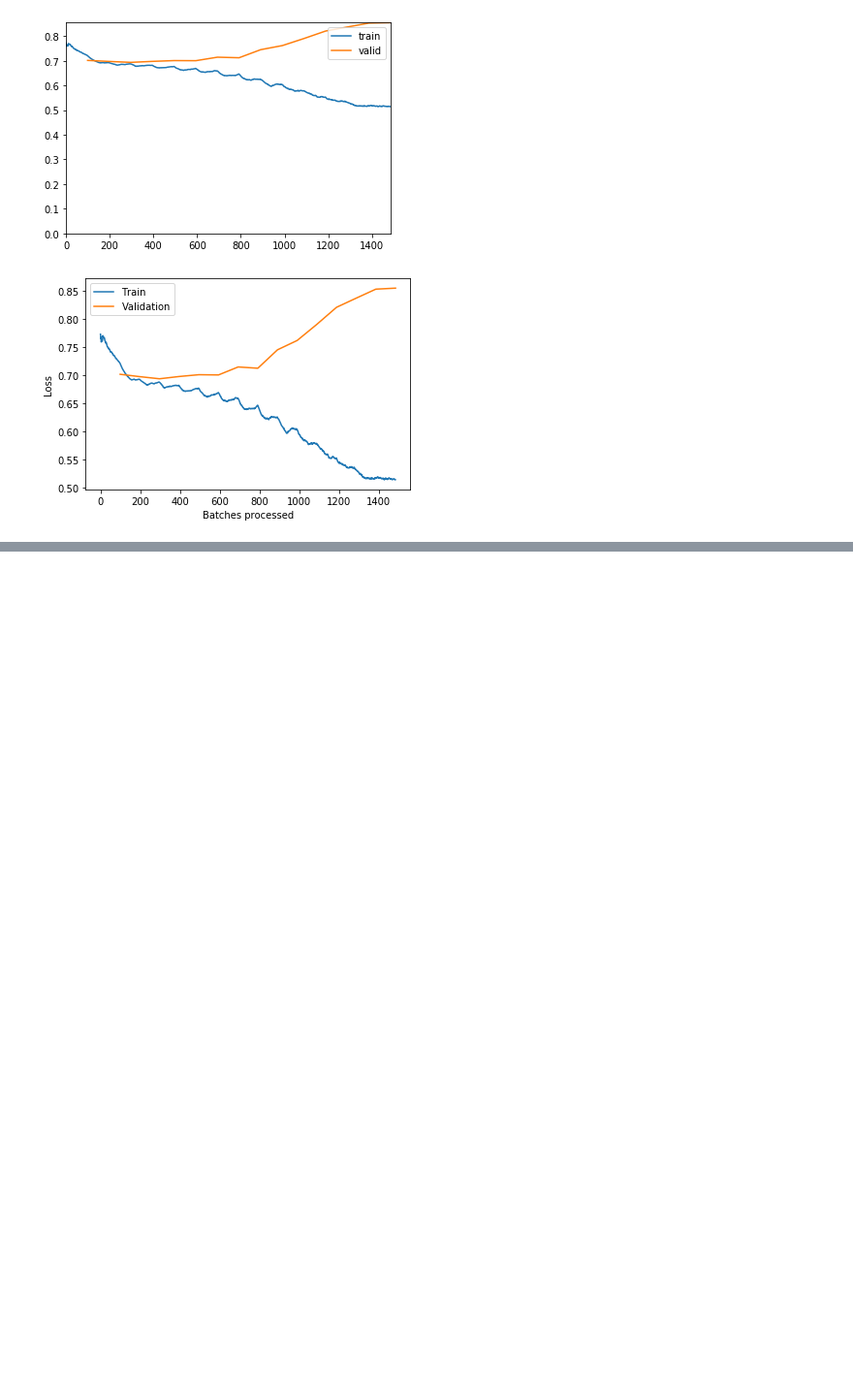
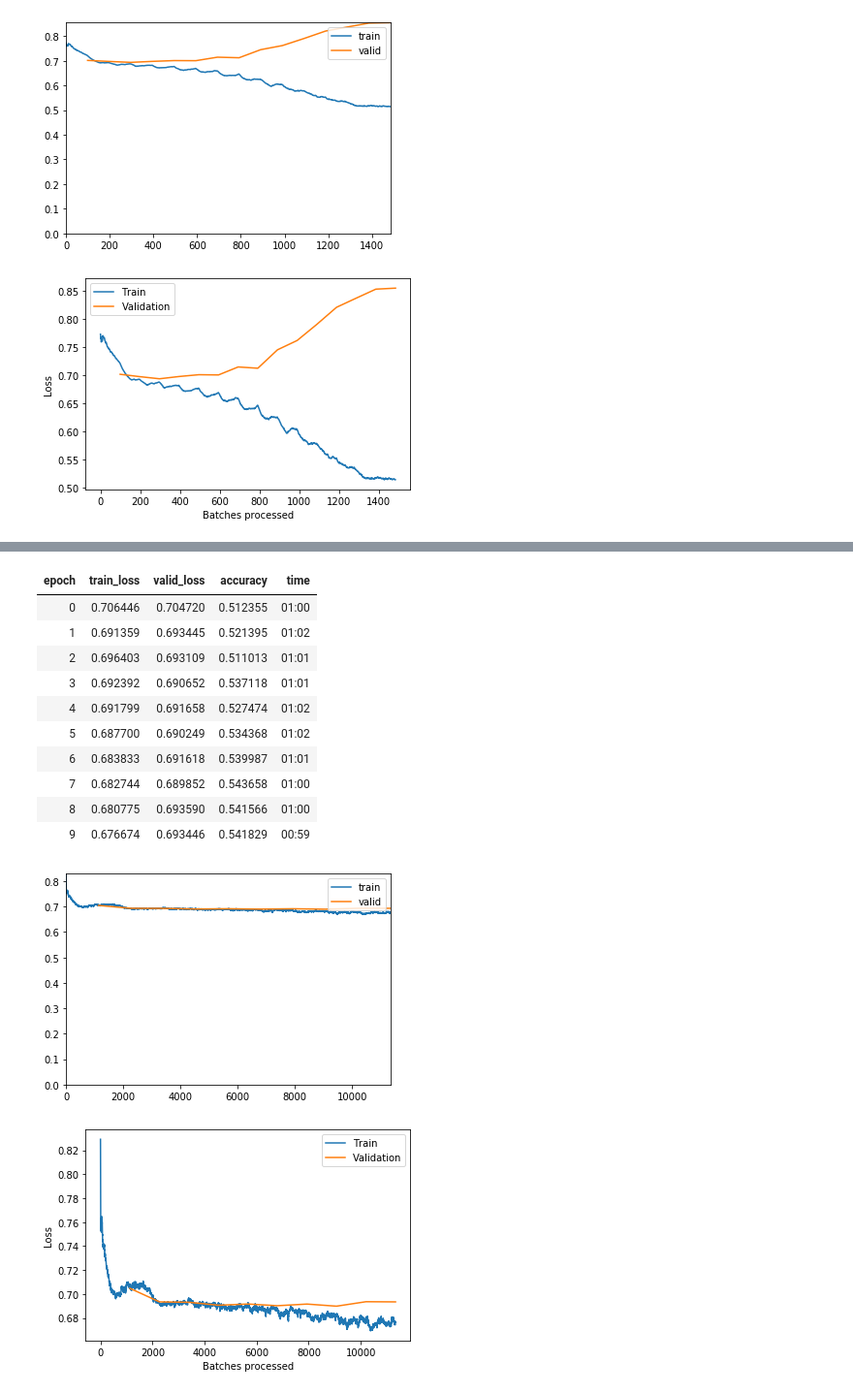
Before and after one commit to SeunginLyu/league_of_ml, a Jupyter notebook: To dodge or not to dodge.ipynb, the cells around one changed output, grey strips where cells are left out. Shown: that part at 97% size. Saved outputs shown, nothing was run; the diff lists cells and outputs as text; code cells hidden in the pictures; blank space fills up the shorter version.

```diff
--- a/To dodge or not to dodge.ipynb
+++ b/To dodge or not to dodge.ipynb
@@ -279,0 +527,25 @@ learn.recorder.plot_losses()
+# %%
+# added drop out pecentage of 10%, added more layers
+
+learn = tabular_learner(data, layers=[500, 250], metrics=accuracy, ps=0.1, emb_drop=0.3, callback_fns=ShowGraph)
+
+# Fit the model based on selected learning rate
+learn.fit_one_cycle(10, max_lr=slice(1e-02))
+
+# Analyse our model
+learn.model
+learn.recorder.plot_losses()
+# %% [output]
+| epoch | train_loss | valid_loss | accuracy | time |
+| 0 | 0.706446 | 0.704720 | 0.512355 | 01:00 |
+| 1 | 0.691359 | 0.693445 | 0.521395 | 01:02 |
+| 2 | 0.696403 | 0.693109 | 0.511013 | 01:01 |
+| 3 | 0.692392 | 0.690652 | 0.537118 | 01:01 |
+| 4 | 0.691799 | 0.691658 | 0.527474 | 01:02 |
+| 5 | 0.687700 | 0.690249 | 0.534368 | 01:02 |
+| 6 | 0.683833 | 0.691618 | 0.539987 | 01:01 |
+| 7 | 0.682744 | 0.689852 | 0.543658 | 01:00 |
+| 8 | 0.680775 | 0.693590 | 0.541566 | 01:00 |
+| 9 | 0.676674 | 0.693446 | 0.541829 | 00:59 |
+[figure, added]
+[figure, added]
```
Also changed, not shown: parts of 17 cells of this notebook, 1 other file.
